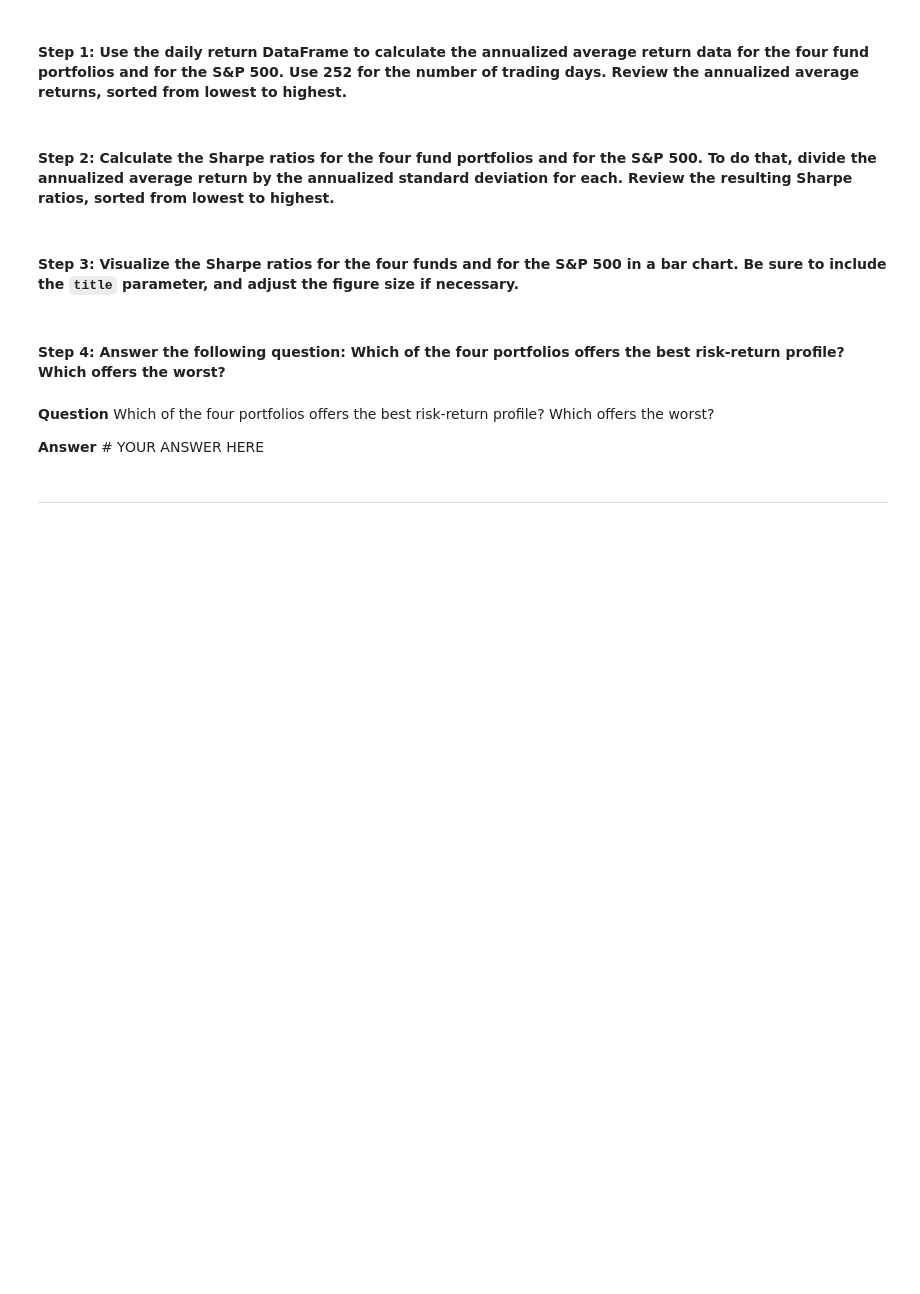
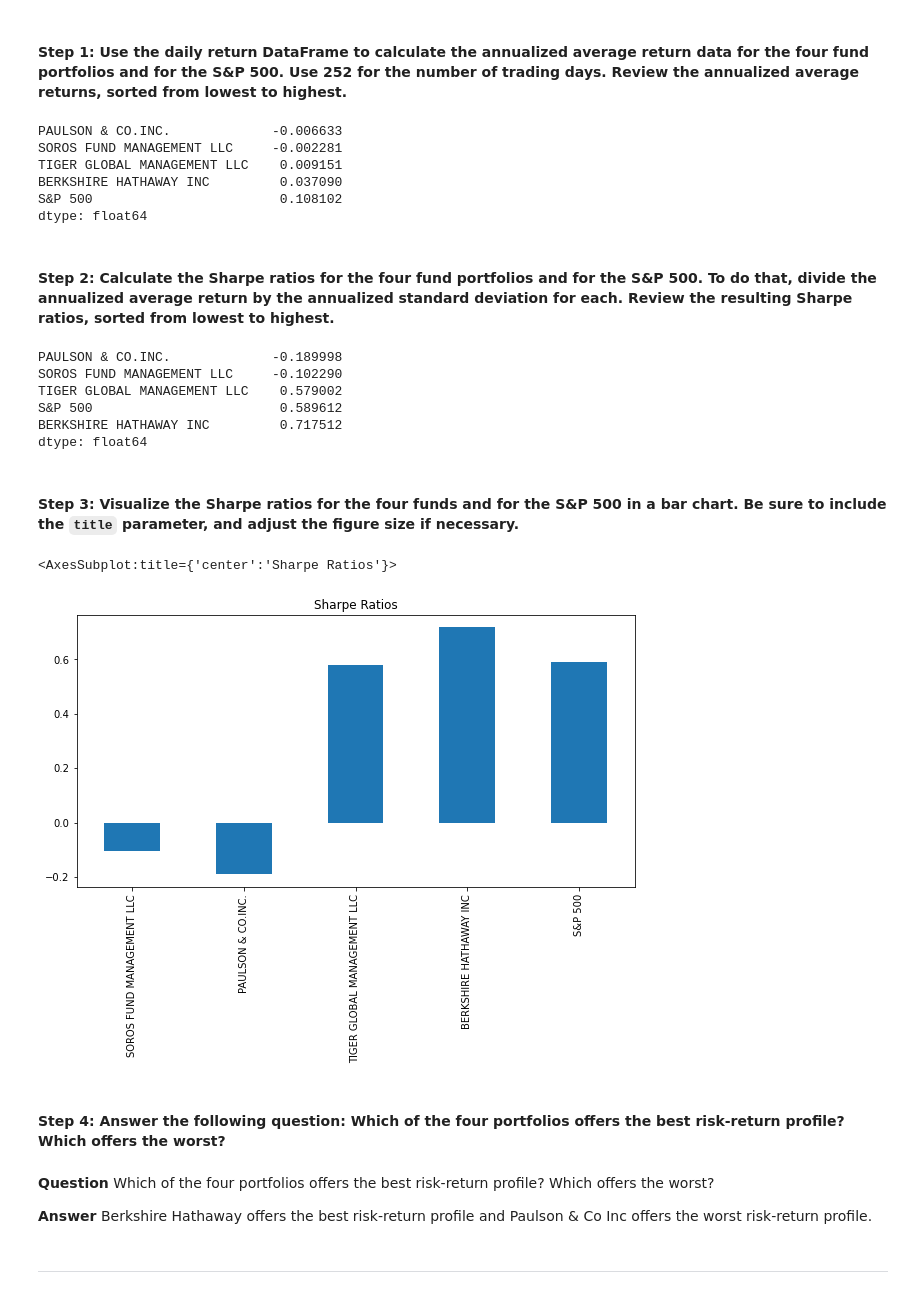
Before and after one commit to abcarmin/Module-4-Challenge, a Jupyter notebook: risk_return_analysis.ipynb, the cells around one changed output. Cells and saved outputs as stored; diff of their text form; code cells hidden in the pictures; blank space fills up the shorter version.

```diff
--- a/risk_return_analysis.ipynb
+++ b/risk_return_analysis.ipynb
@@ -304,25 +304,44 @@ To determine the overall risk of an asset or portfolio, quantitative analysts an
 # Calculate the annual average return data for the for fund portfolios and the S&P 500
 # Use 252 as the number of trading days in the year
 # Review the annual average returns sorted from lowest to highest
-# YOUR CODE HERE
+average_annual_return = daily_returns.mean() * 252
+average_annual_return.sort_values()
+# %% [output]
+PAULSON & CO.INC.             -0.006633
+SOROS FUND MANAGEMENT LLC     -0.002281
+TIGER GLOBAL MANAGEMENT LLC    0.009151
+BERKSHIRE HATHAWAY INC         0.037090
+S&P 500                        0.108102
+dtype: float64
 # %% [markdown]
 #### Step 2: Calculate the Sharpe ratios for the four fund portfolios and for the S&P 500. To do that, divide the annualized average return by the annualized standard deviation for each. Review the resulting Sharpe ratios, sorted from lowest to highest.
 # %%
 # Calculate the annualized Sharpe Ratios for each of the 4 portfolios and the S&P 500.
 # Review the Sharpe ratios sorted lowest to highest
-# YOUR CODE HERE
+sharpe_ratios = average_annual_return / annualized_standard_deviation
+sharpe_ratios.sort_values()
+# %% [output]
+PAULSON & CO.INC.             -0.189998
+SOROS FUND MANAGEMENT LLC     -0.102290
+TIGER GLOBAL MANAGEMENT LLC    0.579002
+S&P 500                        0.589612
+BERKSHIRE HATHAWAY INC         0.717512
+dtype: float64
 # %% [markdown]
 #### Step 3: Visualize the Sharpe ratios for the four funds and for the S&P 500 in a bar chart. Be sure to include the `title` parameter, and adjust the figure size if necessary.
 # %%
 # Visualize the Sharpe ratios as a bar chart
 # Include a title parameter and adjust the figure size
-# YOUR CODE HERE
+sharpe_ratios.plot.bar(title='Sharpe Ratios', figsize=(10,5))
+# %% [output]
+<AxesSubplot:title={'center':'Sharpe Ratios'}>
+[figure, added]
 # %% [markdown]
 #### Step 4: Answer the following question: Which of the four portfolios offers the best risk-return profile? Which offers the worst?
 # %% [markdown]
 **Question** Which of the four portfolios offers the best risk-return profile? Which offers the worst?
 
-**Answer** # YOUR ANSWER HERE
+**Answer** Berkshire Hathaway offers the best risk-return profile and Paulson & Co Inc offers the worst risk-return profile.
 # %% [markdown]
 ---
 # %% [markdown]
```
Also changed, not shown: parts of 11 cells of this notebook.
